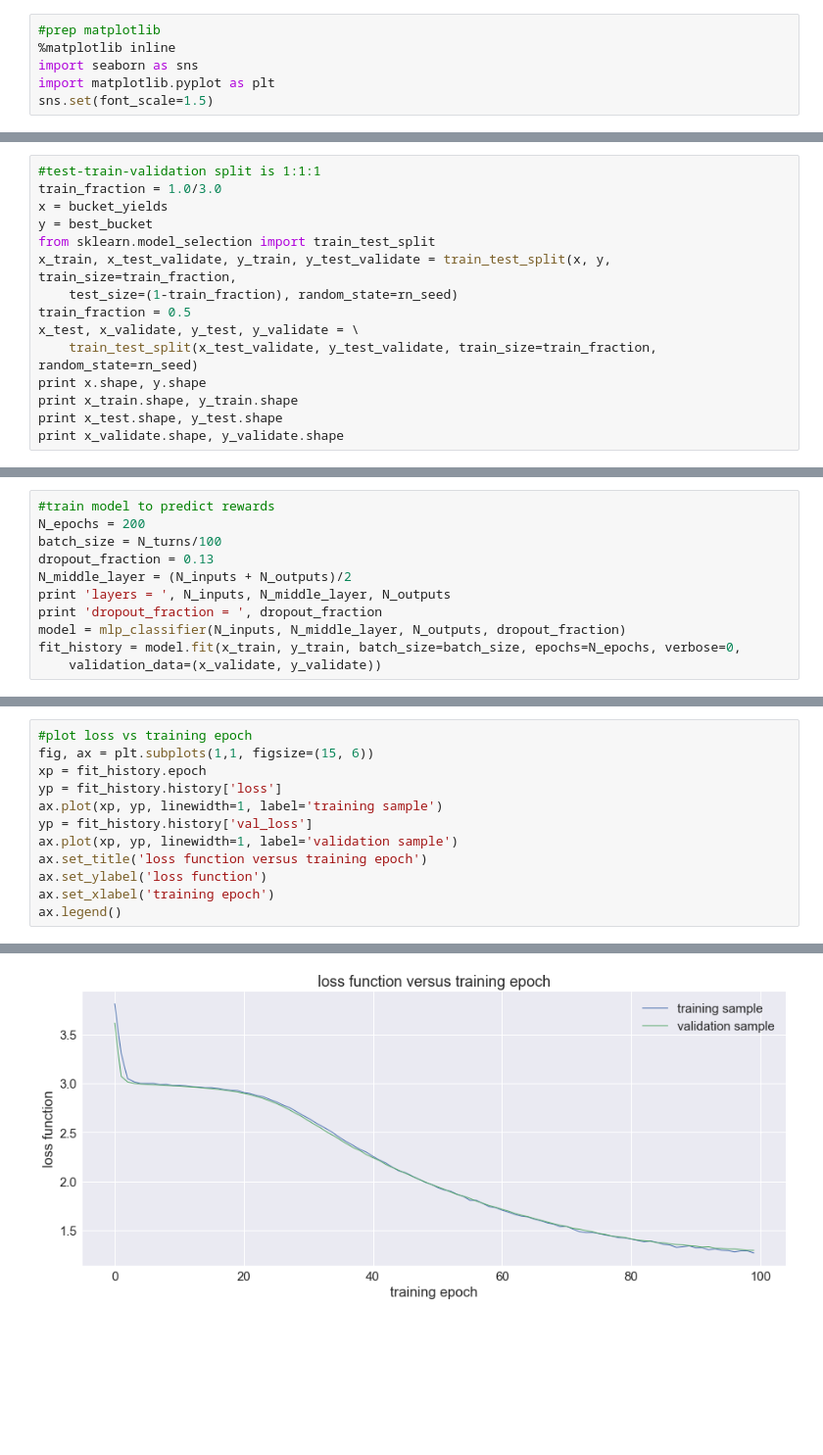
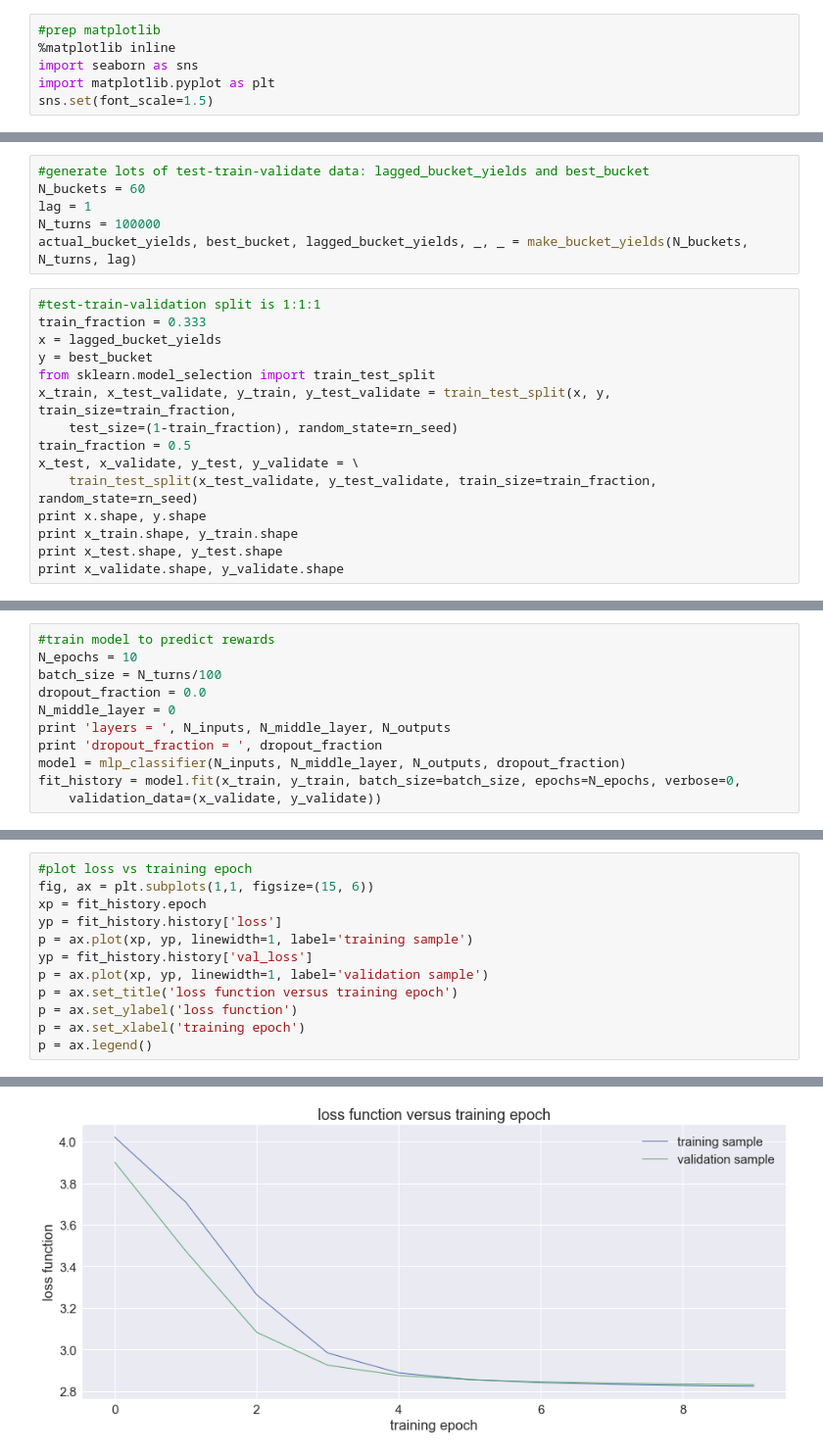
Before and after one commit to joehahn/hivemind, a Jupyter notebook: hivemind.ipynb, the cells around one changed output, grey strips where cells are left out. Shown at 98% size. Drawn from its saved outputs; the diff is of its cells as text; blank space fills up the shorter version.

```diff
--- a/hivemind.ipynb
+++ b/hivemind.ipynb
@@ -54,7 +118,13 @@ ax.legend()
+# %%
+#generate lots of test-train-validate data: lagged_bucket_yields and best_bucket
+N_buckets = 60
+lag = 1
+N_turns = 100000
+actual_bucket_yields, best_bucket, lagged_bucket_yields, _, _ = make_bucket_yields(N_buckets, N_turns, lag)
 # %%
 #test-train-validation split is 1:1:1
-train_fraction = 1.0/3.0
-x = bucket_yields
+train_fraction = 0.333
+x = lagged_bucket_yields
 y = best_bucket
 from sklearn.model_selection import train_test_split
 x_train, x_test_validate, y_train, y_test_validate = train_test_split(x, y, train_size=train_fraction,
@@ -101,9 +166,9 @@ _________________________________________________________________
 # %%
 #train model to predict rewards
-N_epochs = 200
+N_epochs = 10
 batch_size = N_turns/100
-dropout_fraction = 0.13
-N_middle_layer = (N_inputs + N_outputs)/2
+dropout_fraction = 0.0
+N_middle_layer = 0
 print 'layers = ', N_inputs, N_middle_layer, N_outputs
 print 'dropout_fraction = ', dropout_fraction
 model = mlp_classifier(N_inputs, N_middle_layer, N_outputs, dropout_fraction)
@@ -117,11 +182,11 @@ dropout_fraction =  0.13
 fig, ax = plt.subplots(1,1, figsize=(15, 6))
 xp = fit_history.epoch
 yp = fit_history.history['loss']
-ax.plot(xp, yp, linewidth=1, label='training sample')
+p = ax.plot(xp, yp, linewidth=1, label='training sample')
 yp = fit_history.history['val_loss']
-ax.plot(xp, yp, linewidth=1, label='validation sample')
-ax.set_title('loss function versus training epoch')
-ax.set_ylabel('loss function')
-ax.set_xlabel('training epoch')
-ax.legend()
+p = ax.plot(xp, yp, linewidth=1, label='validation sample')
+p = ax.set_title('loss function versus training epoch')
+p = ax.set_ylabel('loss function')
+p = ax.set_xlabel('training epoch')
+p = ax.legend()
 # %% [output]
@@ -129 +193 @@ ax.legend()
-[figure, old version]
+[figure, new version]
```
Also changed, not shown: parts of 18 cells of this notebook, 1 other file.
